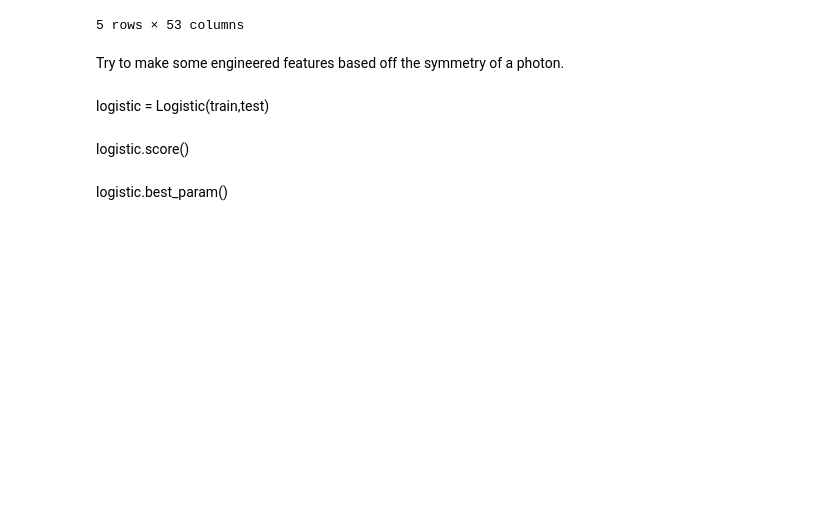
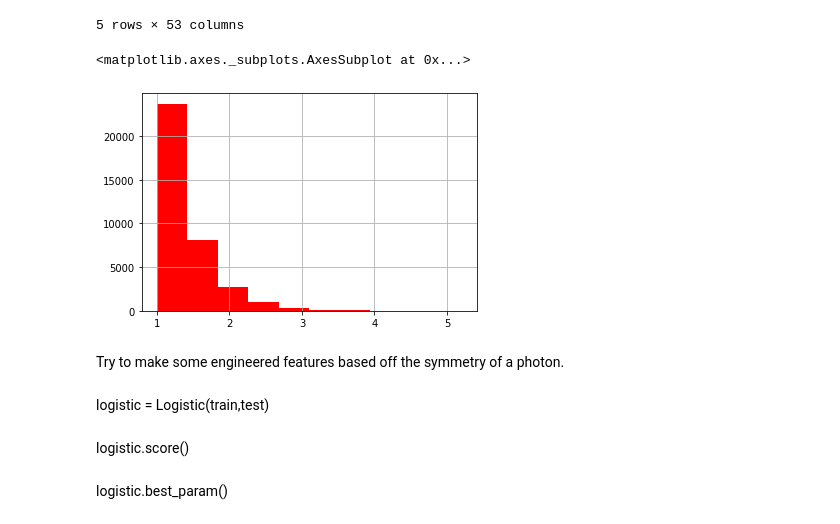
Before and after one commit to FrancescoVassalli/HIPhotonCluster, a Jupyter notebook: algoTesting/algos.ipynb, the cells around one changed output. Cells and saved outputs as stored; diff of their text form; code cells hidden in the pictures; blank space fills up the shorter version.

```diff
--- a/algoTesting/algos.ipynb
+++ b/algoTesting/algos.ipynb
@@ -173,6 +174,11 @@ train.head()
 | 3 | 5696.0 | 0.0 | 1.304155 | 1.184567 | 0.025480 | 0.015429 | -0.024775 | -0.024775 | -0.024775 | -0.024775 | ... |
 | 4 | 19845.0 | 0.0 | 1.246958 | 1.233191 | -999.000000 | -999.000000 | -999.000000 | -999.000000 | -999.000000 | -999.000000 | ... |
 5 rows × 53 columns
+# %%
+train['total_energy'].hist()
+# %% [output]
+<matplotlib.axes._subplots.AxesSubplot at 0x...>
+[figure, added]
 # %%
 sasha = Sasha(trainS,testS)
 # %%
```
Also changed, not shown: parts of 4 cells of this notebook, 2 other files.
